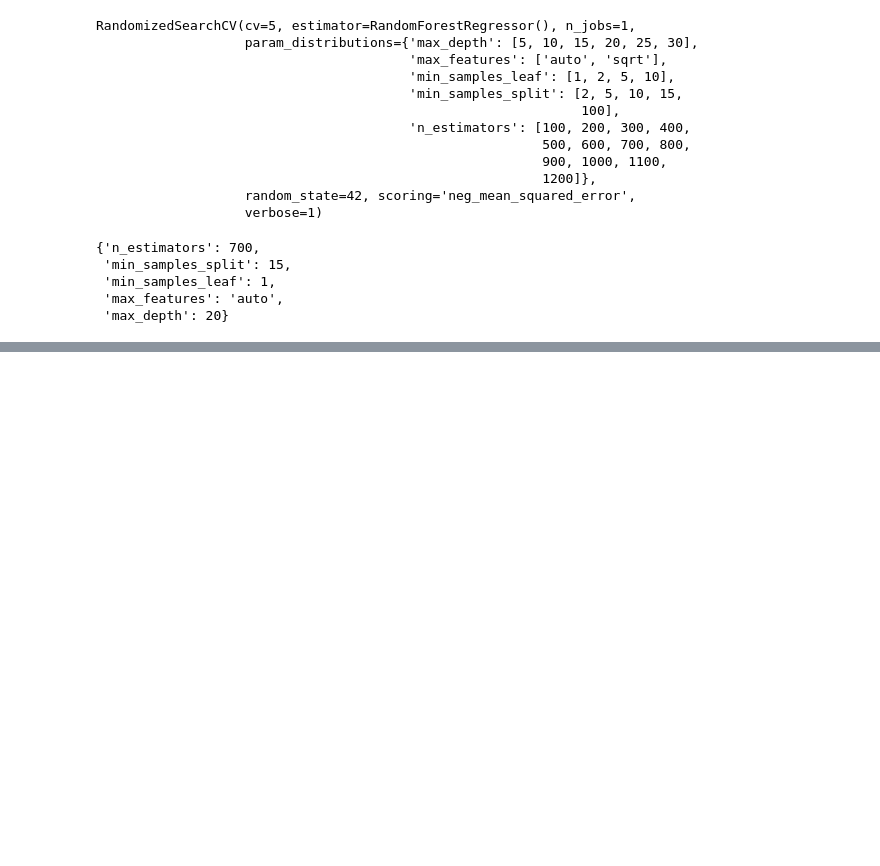
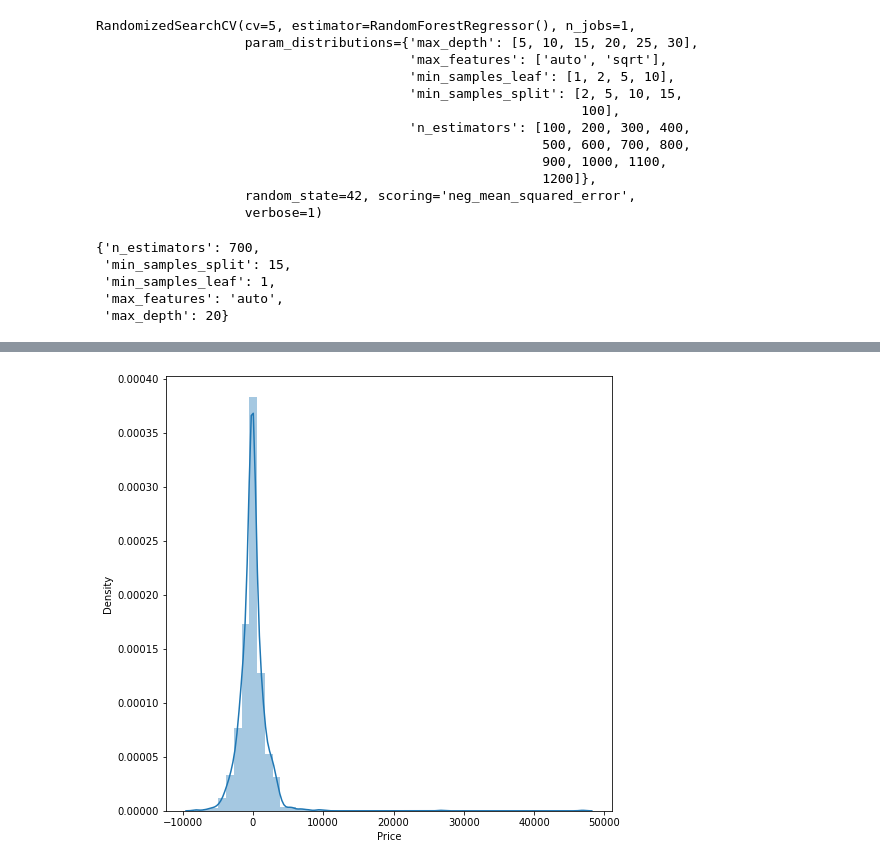
Before and after one commit to anhle1203/Flight-Prediction-Analysis, a Jupyter notebook: everything.ipynb, the cells around one changed output, grey strips where cells are left out. Drawn from its saved outputs; the diff is of its cells as text; code cells hidden in the pictures; blank space fills up the shorter version.

```diff
--- a/everything.ipynb
+++ b/everything.ipynb
@@ -457,3 +464,12 @@ plt.show()
+# %%
+plt.figure(figsize = (8,8))
+
+#show discrepancy between predicted and actual result.
+discrepancy = y_test - y_predict
+sns.distplot(discrepancy)
+plt.show()
+# %% [output]
+[figure, added]
 # %%
 
 print('r2 score: ', metrics.r2_score(y_test,y_predict))
```
Also changed, not shown: parts of 13 cells of this notebook, 2 other files.
